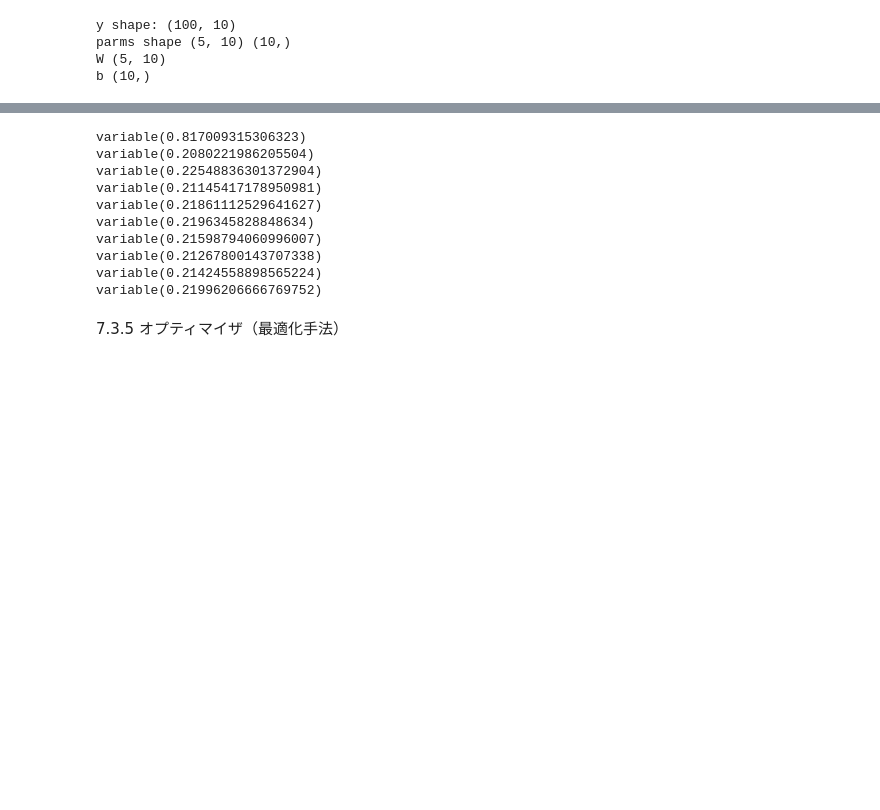
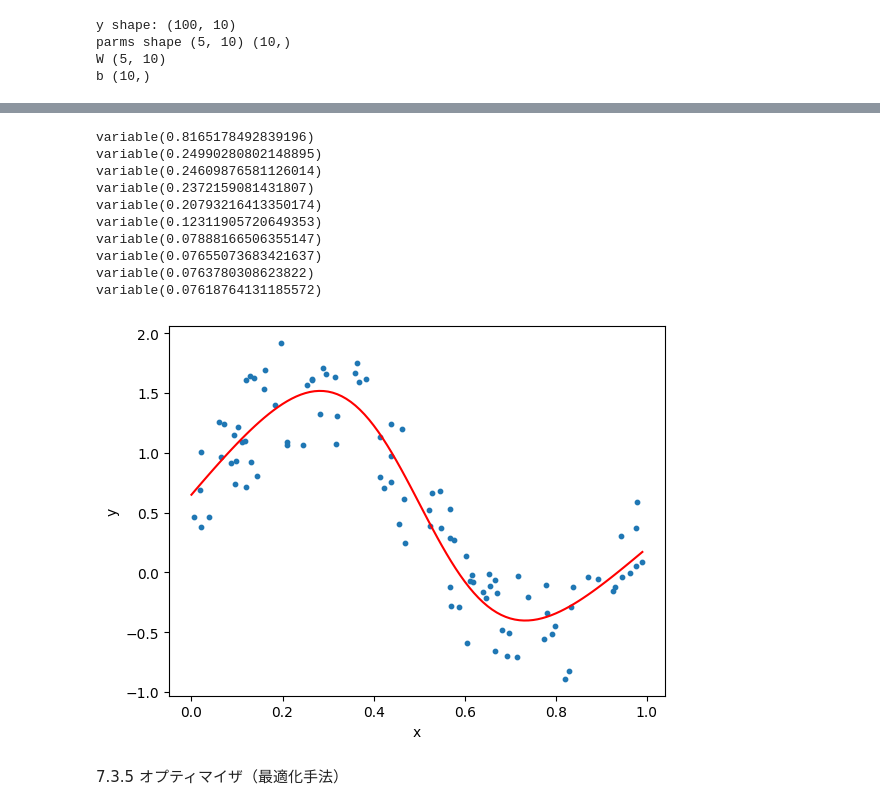
Before and after one commit to jiwon7787/MyDeepLearning, a Jupyter notebook: DL4/5_Neural Network and Q learning.ipynb, the cells around one changed output, grey strips where cells are left out. Saved outputs shown, nothing was run; the diff lists cells and outputs as text; code cells hidden in the pictures; blank space fills up the shorter version.

```diff
--- a/DL4/5_Neural Network and Q learning.ipynb
+++ b/DL4/5_Neural Network and Q learning.ipynb
@@ -287,6 +301,7 @@ import numpy as np
 from dezero import Model
 import dezero.layers as L
 import dezero.functions as F
+import matplotlib.pyplot as plt
 
 # データセット生成
 np.random.seed(0)
@@ -294,44 +309,54 @@ x = np.random.rand(100, 1)
 y = np.sin(2 * np.pi * x) + np.random.rand(100, 1)
 
 lr = 0.2
 iters = 10000
 
 class TwoLayerNet(Model):
     def __init__(self, hidden_size, out_size):
         super().__init__()
         self.l1 = L.Linear(hidden_size)
         self.l2 = L.Linear(out_size)
 
     def forward(self, x):
-        y = F.relu(self.l1(x))
+        y = F.sigmoid(self.l1(x))
         y = self.l2(y)
         return y
 
 model = TwoLayerNet(10, 1)
 
 for i in range(iters):
     y_pred = model.forward(x)
     loss = F.mean_squared_error(y, y_pred)
 
     model.cleargrads()
     loss.backward()
 
     for p in model.params():
         p.data -= lr * p.grad.data
 
     if i % 1000 == 0:
         print(loss)
+
+# Plot
+plt.scatter(x, y, s=10)
+plt.xlabel('x')
+plt.ylabel('y')
+t = np.arange(0, 1, .01)[:, np.newaxis]
+y_pred = model(t)
+plt.plot(t, y_pred.data, color='r')
+plt.show()
 # %% [output]
-variable(0.817009315306323)
-variable(0.2080221986205504)
-variable(0.22548836301372904)
-variable(0.21145417178950981)
-variable(0.21861112529641627)
-variable(0.2196345828848634)
-variable(0.21598794060996007)
-variable(0.21267800143707338)
-variable(0.21424558898565224)
-variable(0.21996206666769752)
+variable(0.8165178492839196)
+variable(0.24990280802148895)
+variable(0.24609876581126014)
+variable(0.2372159081431807)
+variable(0.20793216413350174)
+variable(0.12311905720649353)
+variable(0.07888166506355147)
+variable(0.07655073683421637)
+variable(0.0763780308623822)
+variable(0.07618764131185572)
+[figure, added]
 # %% [markdown]
 7.3.5 オプティマイザ（最適化手法）
 # %%
```
Also changed, not shown: parts of 10 cells of this notebook.
